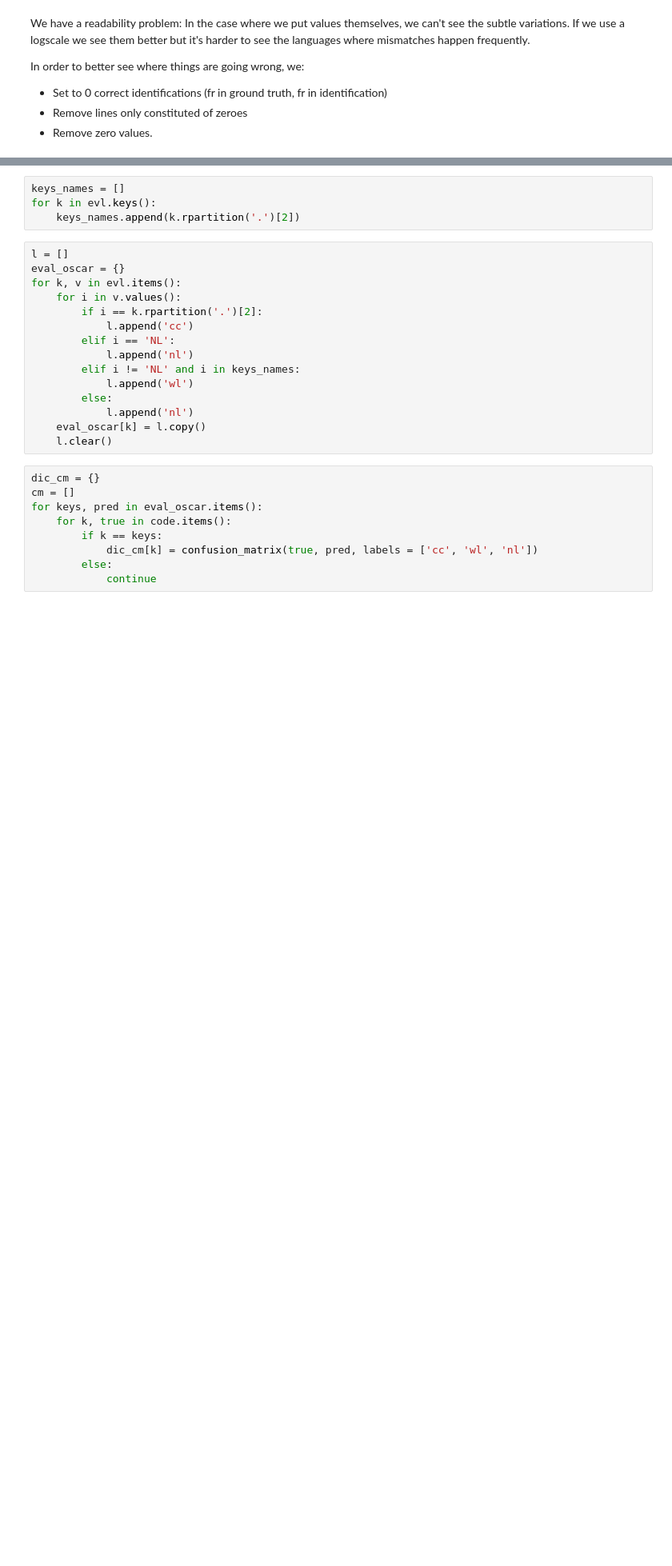
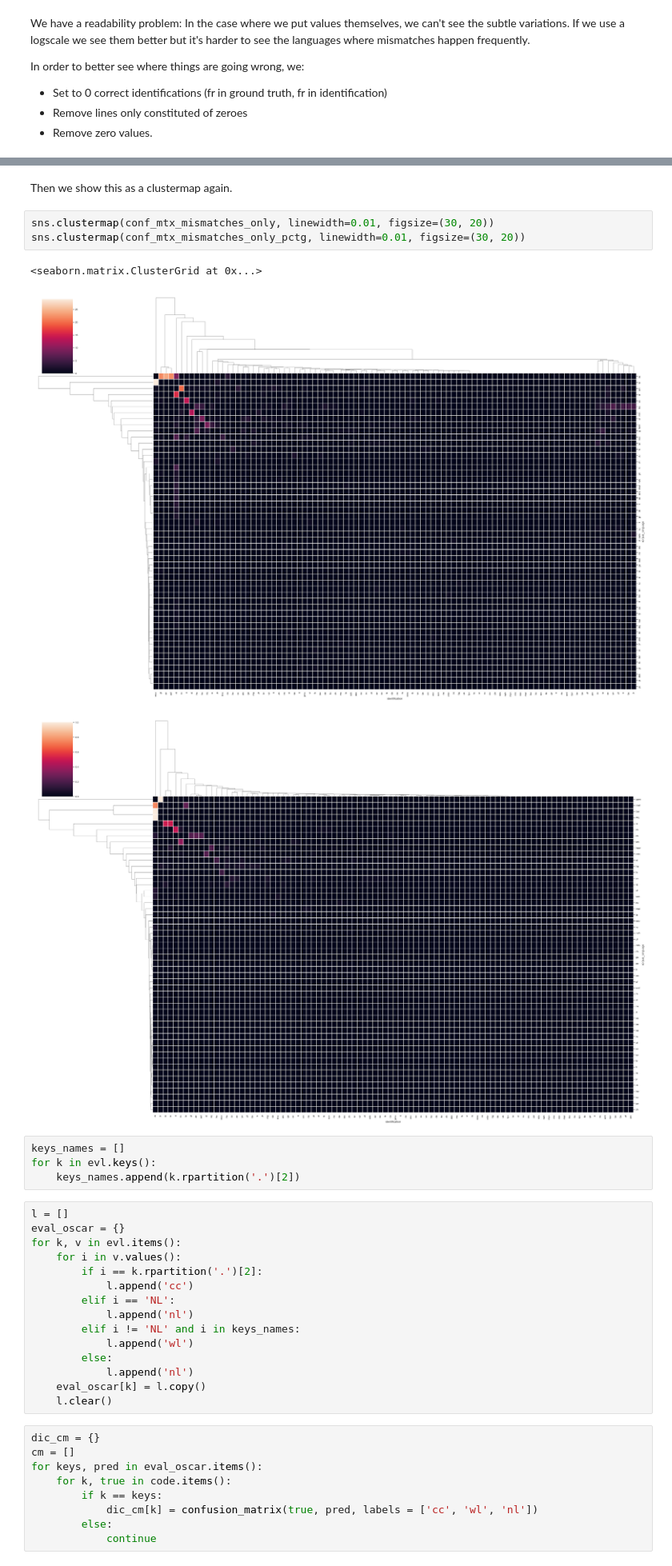
Before and after one commit to oscar-project/OSCAR-CommonCrawl-Collab, a Jupyter notebook: langid/pipline.ipynb, the cells around one changed output, grey strips where cells are left out. Shown at 80% size. Saved outputs shown, nothing was run; the diff lists cells and outputs as text; blank space fills up the shorter version.

```diff
--- a/langid/pipline.ipynb
+++ b/langid/pipline.ipynb
@@ -552,3 +602,12 @@ plt.show()
+# %% [markdown]
+Then we show this as a clustermap again.
+# %%
+sns.clustermap(conf_mtx_mismatches_only, linewidth=0.01, figsize=(30, 20))
+sns.clustermap(conf_mtx_mismatches_only_pctg, linewidth=0.01, figsize=(30, 20))
+# %% [output]
+<seaborn.matrix.ClusterGrid at 0x...>
+[figure, added]
+[figure, added]
 # %%
 keys_names = []
 for k in evl.keys():
```
Also changed, not shown: parts of 10 cells of this notebook.
